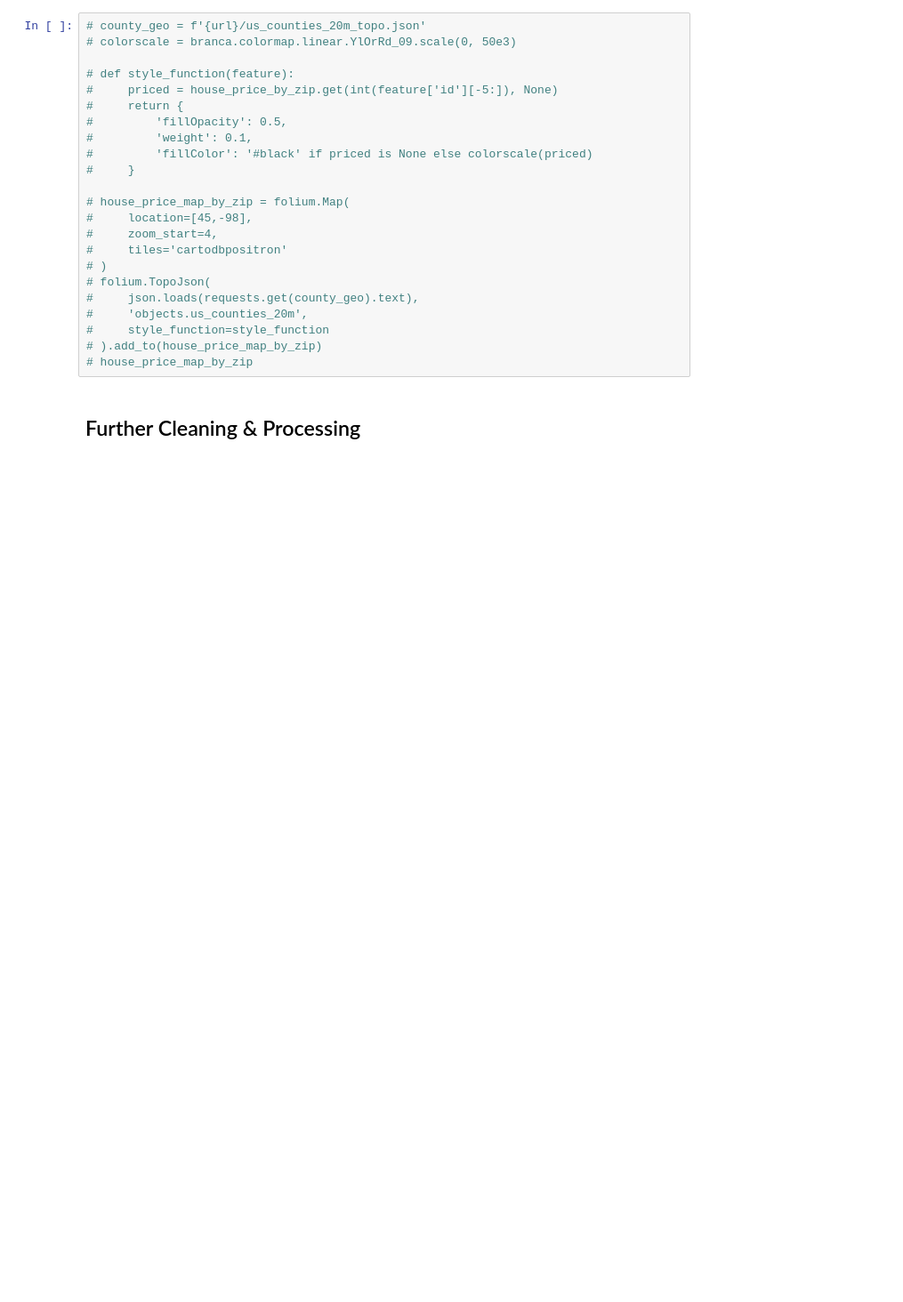
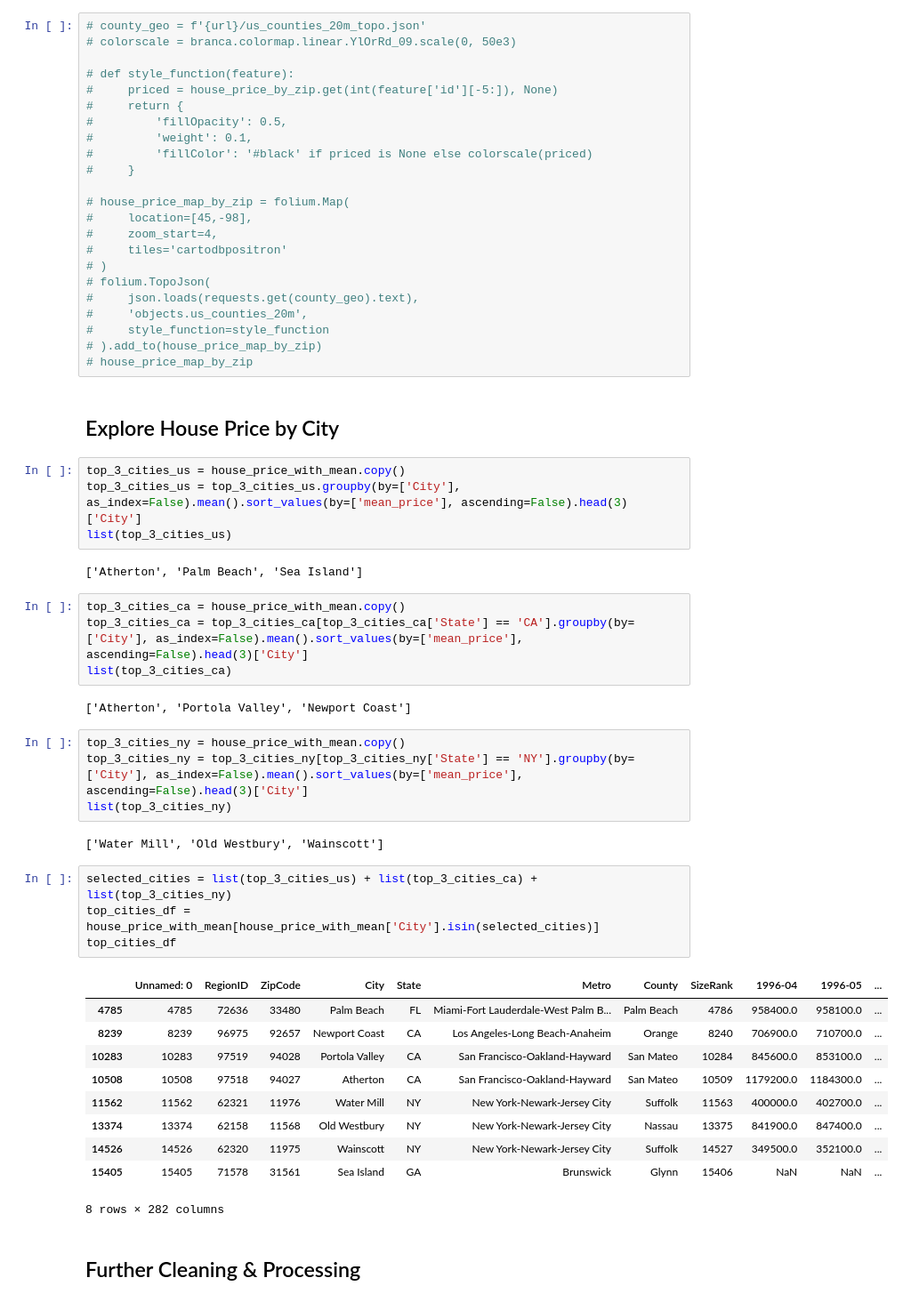
Before and after one commit to psylanrex/notebooks, a Jupyter notebook: re_main.ipynb, the cells around one changed output. Shown at 89% size. Saved outputs shown, nothing was run; the diff lists cells and outputs as text; blank space fills up the shorter version.

```diff
--- a/re_main.ipynb
+++ b/re_main.ipynb
@@ -291,6 +307,41 @@ house_price_by_zip.head()
 #     style_function=style_function
 # ).add_to(house_price_map_by_zip)
 # house_price_map_by_zip
+# %% [markdown]
+## Explore House Price by City
+# %%
+top_3_cities_us = house_price_with_mean.copy()
+top_3_cities_us = top_3_cities_us.groupby(by=['City'], as_index=False).mean().sort_values(by=['mean_price'], ascending=False).head(3)['City']
+list(top_3_cities_us)
+# %% [output]
+['Atherton', 'Palm Beach', 'Sea Island']
+# %%
+top_3_cities_ca = house_price_with_mean.copy()
+top_3_cities_ca = top_3_cities_ca[top_3_cities_ca['State'] == 'CA'].groupby(by=['City'], as_index=False).mean().sort_values(by=['mean_price'], ascending=False).head(3)['City']
+list(top_3_cities_ca)
+# %% [output]
+['Atherton', 'Portola Valley', 'Newport Coast']
+# %%
+top_3_cities_ny = house_price_with_mean.copy()
+top_3_cities_ny = top_3_cities_ny[top_3_cities_ny['State'] == 'NY'].groupby(by=['City'], as_index=False).mean().sort_values(by=['mean_price'], ascending=False).head(3)['City']
+list(top_3_cities_ny)
+# %% [output]
+['Water Mill', 'Old Westbury', 'Wainscott']
+# %%
+selected_cities = list(top_3_cities_us) + list(top_3_cities_ca) + list(top_3_cities_ny)
+top_cities_df = house_price_with_mean[house_price_with_mean['City'].isin(selected_cities)]
+top_cities_df
+# %% [output]
+|  | Unnamed: 0 | RegionID | ZipCode | City | State | Metro | County | SizeRank | 1996-04 | 1996-05 | ... |
+| 4785 | 4785 | 72636 | 33480 | Palm Beach | FL | Miami-Fort Lauderdale-West Palm B... | Palm Beach | 4786 | 958400.0 | 958100.0 | ... |
+| 8239 | 8239 | 96975 | 92657 | Newport Coast | CA | Los Angeles-Long Beach-Anaheim | Orange | 8240 | 706900.0 | 710700.0 | ... |
+| 10283 | 10283 | 97519 | 94028 | Portola Valley | CA | San Francisco-Oakland-Hayward | San Mateo | 10284 | 845600.0 | 853100.0 | ... |
+| 10508 | 10508 | 97518 | 94027 | Atherton | CA | San Francisco-Oakland-Hayward | San Mateo | 10509 | 1179200.0 | 1184300.0 | ... |
+| 11562 | 11562 | 62321 | 11976 | Water Mill | NY | New York-Newark-Jersey City | Suffolk | 11563 | 400000.0 | 402700.0 | ... |
+| 13374 | 13374 | 62158 | 11568 | Old Westbury | NY | New York-Newark-Jersey City | Nassau | 13375 | 841900.0 | 847400.0 | ... |
+| 14526 | 14526 | 62320 | 11975 | Wainscott | NY | New York-Newark-Jersey City | Suffolk | 14527 | 349500.0 | 352100.0 | ... |
+| 15405 | 15405 | 71578 | 31561 | Sea Island | GA | Brunswick | Glynn | 15406 | NaN | NaN | ... |
+8 rows × 282 columns
 # %% [markdown]
 ## Further Cleaning & Processing
 # %%
```
Also changed, not shown: parts of 5 cells of this notebook.
